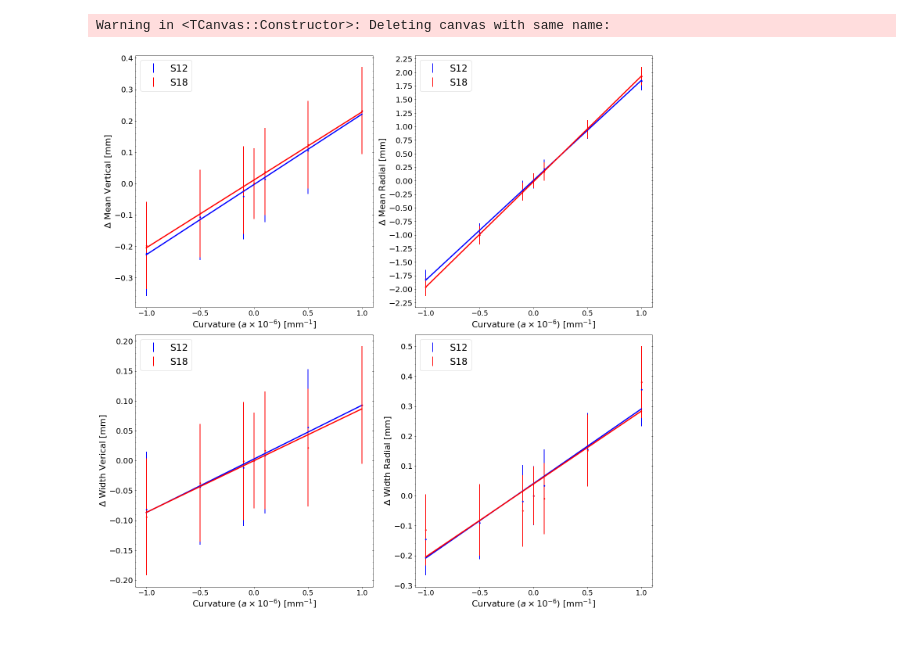
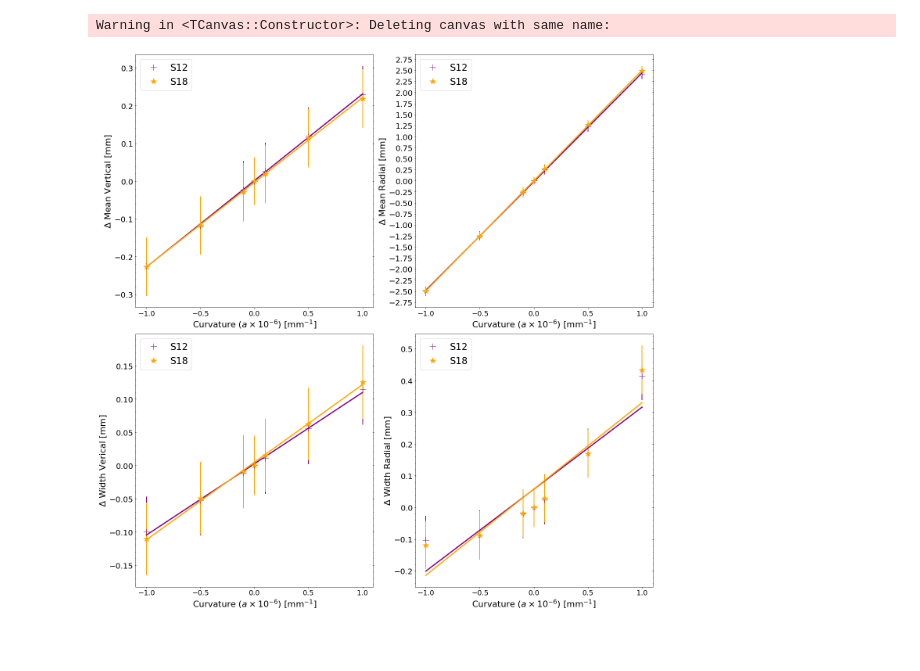
Before and after one commit to glukicov/alignTrack, a Jupyter notebook: mpIIDESY/Extrapolation_Curve-new.ipynb, the cells around one changed output. Saved outputs shown, nothing was run; the diff lists cells and outputs as text; code cells hidden in the pictures.

Commit message:
Redoing plots for thesis

```diff
--- a/mpIIDESY/Extrapolation_Curve-new.ipynb
+++ b/mpIIDESY/Extrapolation_Curve-new.ipynb
@@ -13,10 +13,10 @@ import numpy.polynomial.polynomial as poly
 import matplotlib.ticker as plticker
 
 #Define constant paths and labels
-topDir = "/Users/gleb/software/alignTrack/mpIIDESY/AlignmentData/Curve_sim/"
-# topDir = "/Users/gleb/software/alignTrack/mpIIDESY/AlignmentData/Curve_data/"
-states=("Truth", "a=+1e-6", "a=-1e-6","a=+0.5e-6", "a=-0.5e-6",  "a=+1e-7", "a=-1e-7")
-# states=("Truth_noMomSlices", "a=+1e-6", "a=-1e-6","a=+0.5e-6", "a=-0.5e-6",  "a=+1e-7", "a=-1e-7")
+# topDir = "/Users/gleb/software/alignTrack/mpIIDESY/AlignmentData/Curve_sim/"
+topDir = "/Users/gleb/software/alignTrack/mpIIDESY/AlignmentData/Curve_data/"
+# states=("Truth", "a=+1e-6", "a=-1e-6","a=+0.5e-6", "a=-0.5e-6",  "a=+1e-7", "a=-1e-7")
+states=("Truth_noMomSlices", "a=+1e-6", "a=-1e-6","a=+0.5e-6", "a=-0.5e-6",  "a=+1e-7", "a=-1e-7")
 stateN = len(states)
 fileName="gm2tracker_ana.root"
 plotPath="Extrapolation/vertices/station"
@@ -168,7 +168,8 @@ xLabel=r"Curvature ($a\times10^{-6}$) [mm$^{-1}$]"
 yLabel = [r"$\Delta$ Mean Vertical [mm]", r"$\Delta$ Mean Radial [mm]", r"$\Delta$ Width Verical [mm]", r"$\Delta$ Width Radial [mm]"]
 x_ticks = [0, +1, -1, +0.5, -0.5, +0.1, -0.1]
 x_ticks_display = [0, +1, -1, +0.5, -0.5]
-colors = ["blue", "red"]
+colors = ["purple", "orange"]
+markers=["+", "*"]
 labels = ["S12", "S18"]
 a_labels=("", "a=+1e-6", "a=-1e-6","a=+0.5e-6", "a=-0.5e-6",  "a=+1e-7", "a=-1e-7")
 a_extra_x = [1, 0.9, 1, 1, 1, 1, 1]
@@ -186,35 +187,35 @@ for i_state in range(0, 2):
             plt.xticks(fontsize=18, rotation=0)
             plt.xticks(x_ticks_display)
             plt.yticks(fontsize=20, rotation=0)
             plt.minorticks_on()
             axes.tick_params(axis='x', which='minor',bottom=False)
             axes.tick_params(axis='y', which='both', left=True, right=True, direction='inout')
             if (i_plot == 1):
                 loc = plticker.MultipleLocator(base=0.25) # this locator puts ticks at regular intervals
                 axes.yaxis.set_major_locator(loc)
 #                 plt.ylabel(yLabel[i_plot], fontsize=18)
 
             #Plot data
             for i_station in range(0, stationN):
-                plt.plot(x_ticks, data[i_state][i_station][i_global], color=colors[i_station], marker=".", linewidth=0)
-                plt.errorbar(x_ticks, data[i_state][i_station][i_global],  yerr=error[i_state][i_station][i_global], color=colors[i_station], label=labels[i_station], elinewidth=2, linewidth=0)
+                plt.plot(x_ticks, data[i_state][i_station][i_global], color=colors[i_station], marker=markers[i_station], markersize=16, mew=1, linewidth=0, label=labels[i_station])
+                plt.errorbar(x_ticks, data[i_state][i_station][i_global],  yerr=error[i_state][i_station][i_global], color=colors[i_station], elinewidth=2, linewidth=0)
                 #Fit a line
                 x_new = np.linspace(float(min(x_ticks)), float(max(x_ticks)), num=1000) # generate x-points for evaluation
                 coefs = poly.polyfit(x_ticks, data[i_state][i_station][i_global], 1) # x2 curve
                 ffit = poly.polyval(x_new, coefs) # plot over generated points
                 plt.plot(x_new, ffit, color=colors[i_station], linewidth=3)
 
             #anotate points (once per station)
            # for i_point, txt in enumerate(a_labels):
               #   axes.annotate(txt, (x_ticks[i_point]*a_extra_x[i_point], data[i_state][i_station][i_global][2]), fontsize=11)
 
             axes.legend(loc='upper left', fontsize=24)
             i_plot+=1
 
 plt.tight_layout()
 plt.savefig("Summary_Extrap.png", dpi=250)
 # %% [output]
 Warning in <TCanvas::Constructor>: Deleting canvas with same name:
-[figure, old version]
+[figure, new version]
 # %% [markdown]
 #
```
Also changed, not shown: 1 other file.
